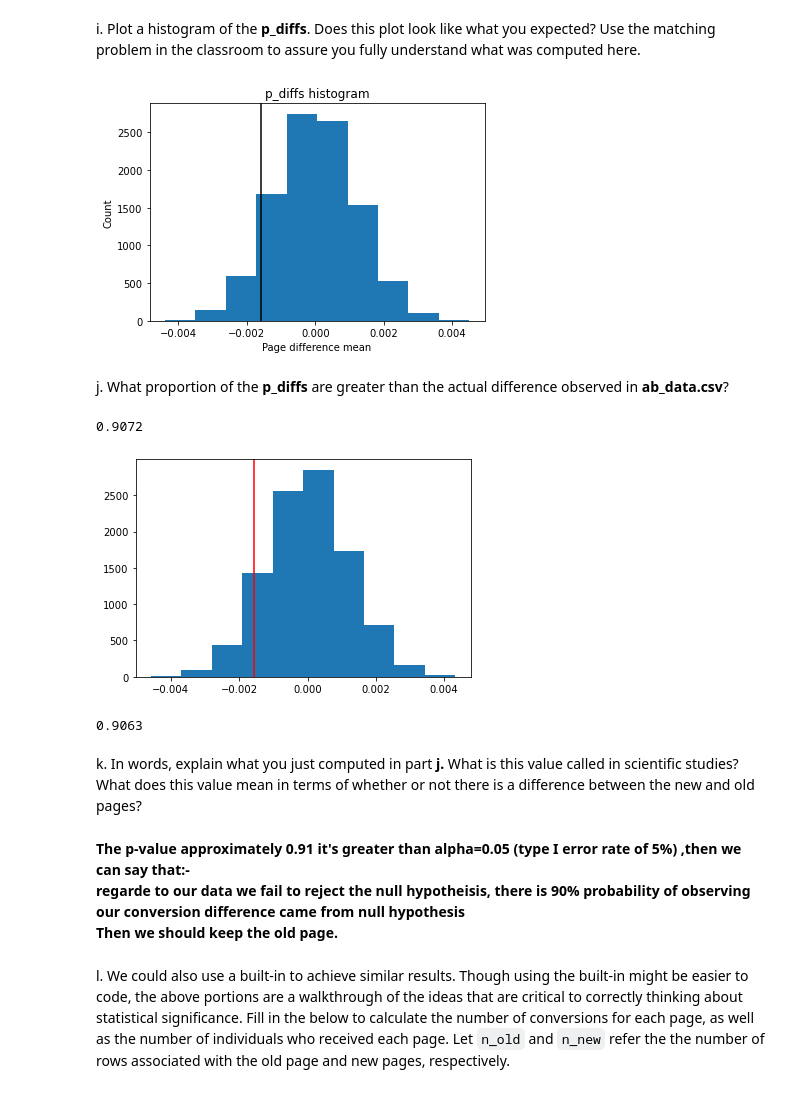
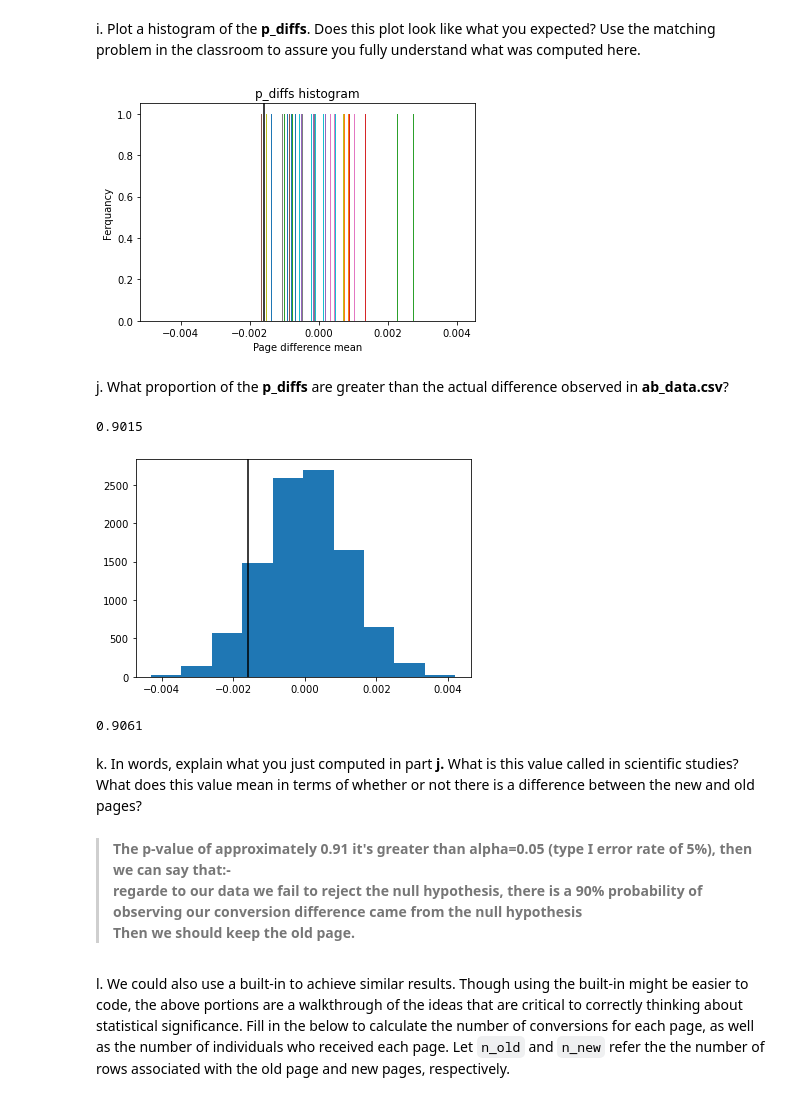
Before and after one commit to MostafaSaad11/Analyze_ab_test_results_Udacity, a Jupyter notebook: Analyze_ab_test_results_Udacity.ipynb, the cells around one changed output. Cells and saved outputs as stored; diff of their text form; code cells hidden in the pictures.

```diff
--- a/Analyze_ab_test_results_Udacity.ipynb
+++ b/Analyze_ab_test_results_Udacity.ipynb
@@ -275,18 +277,17 @@ diff_new_old
 # %% [markdown]
 h. Simulate 10,000 $p_{new}$ - $p_{old}$ values using this same process similarly to the one you calculated in parts **a. through g.** above.  Store all 10,000 values in a numpy array called **p_diffs**.
 # %%
-old_page_converted,new_page_converted,p_diffs = [],[],[]
-for _ in range(10000):
-    #bootstrapping df
-    boot_sample_new_simulate = np.random.choice([0, 1], n_new,replace=True, p = [1-P_new_convert_rate,P_new_convert_rate])
-    boot_sample_old_simulate = np.random.choice([0, 1], n_old,replace=True, p = [1-P_old_convert_rate,P_old_convert_rate])
+p_diffs = []
+#bootstrapping df
+boot_sample_new_simulate = np.random.binomial(n_new,P_new_convert_rate,10000)
+boot_sample_old_simulate = np.random.binomial(n_old,P_old_convert_rate,10000)
 
-    #conversion_rate
-    new_conversion = boot_sample_new_simulate.mean()
-    old_conversion = boot_sample_old_simulate.mean()
+#conversion_rate
+new_conversion = boot_sample_new_simulate/n_new
+old_conversion = boot_sample_old_simulate/n_old
 
-    # append the info
-    p_diffs.append(new_conversion - old_conversion)
+# append the info
+p_diffs.append(new_conversion - old_conversion)
 # %%
 p_diffs = np.array(p_diffs)
 # %% [markdown]
@@ -294,37 +295,37 @@ i. Plot a histogram of the **p_diffs**.  Does this plot look like what you expec
 # %%
 #simulated a sampling distribution for the conversion difference by bootstrapping
 plt.hist(p_diffs)
 plt.title('p_diffs histogram')
 plt.xlabel('Page difference mean')
-plt.ylabel('Count')
+plt.ylabel('Ferquancy')
 plt.axvline(x= obs_diff, color='black');
 # %% [output]
-[figure, old version]
+[figure, new version]
 # %% [markdown]
 j. What proportion of the **p_diffs** are greater than the actual difference observed in **ab_data.csv**?
 # %%
-# proportion of the p_diffs greater than the actual difference observed is 91%
+# proportion of the p_diffs greater than the actual difference observed is 90.72%
 (p_diffs>obs_diff).mean()
 # %% [output]
-0.9072
+0.9015
 # %%
 # simulate null value simple disterpution
 null_vals = np.random.normal(0, p_diffs.std(), p_diffs.size)
 plt.hist(null_vals)
-plt.axvline(x=obs_diff, color='r');
+plt.axvline(x=obs_diff, color='black');
 # %% [output]
-[figure, old version]
+[figure, new version]
 # %%
 # compute p value
 p_value = (null_vals > obs_diff).mean()
 p_value
 # %% [output]
-0.9063
+0.9061
 # %% [markdown]
 k. In words, explain what you just computed in part **j.**  What is this value called in scientific studies?  What does this value mean in terms of whether or not there is a difference between the new and old pages?
 # %% [markdown]
-**The p-value approximately 0.91 it's greater than alpha=0.05 (type I error rate of 5%) ,then we can say that:-\
-regarde to our data we fail to reject the null hypotheisis, there is 90% probability of observing our conversion difference came from null hypothesis\
+>**The p-value of approximately 0.91 it's greater than alpha=0.05 (type I error rate of 5%), then we can say that:-\
+regarde to our data we fail to reject the null hypothesis, there is a 90% probability of observing our conversion difference came from the null hypothesis\
 Then we should keep the old page.**
 # %% [markdown]
 l. We could also use a built-in to achieve similar results.  Though using the built-in might be easier to code, the above portions are a walkthrough of the ideas that are critical to correctly thinking about statistical significance. Fill in the below to calculate the number of conversions for each page, as well as the number of individuals who received each page. Let `n_old` and `n_new` refer the the number of rows associated with the old page and new pages, respectively.
```
Also changed, not shown: parts of 19 cells of this notebook, 8 other files.
